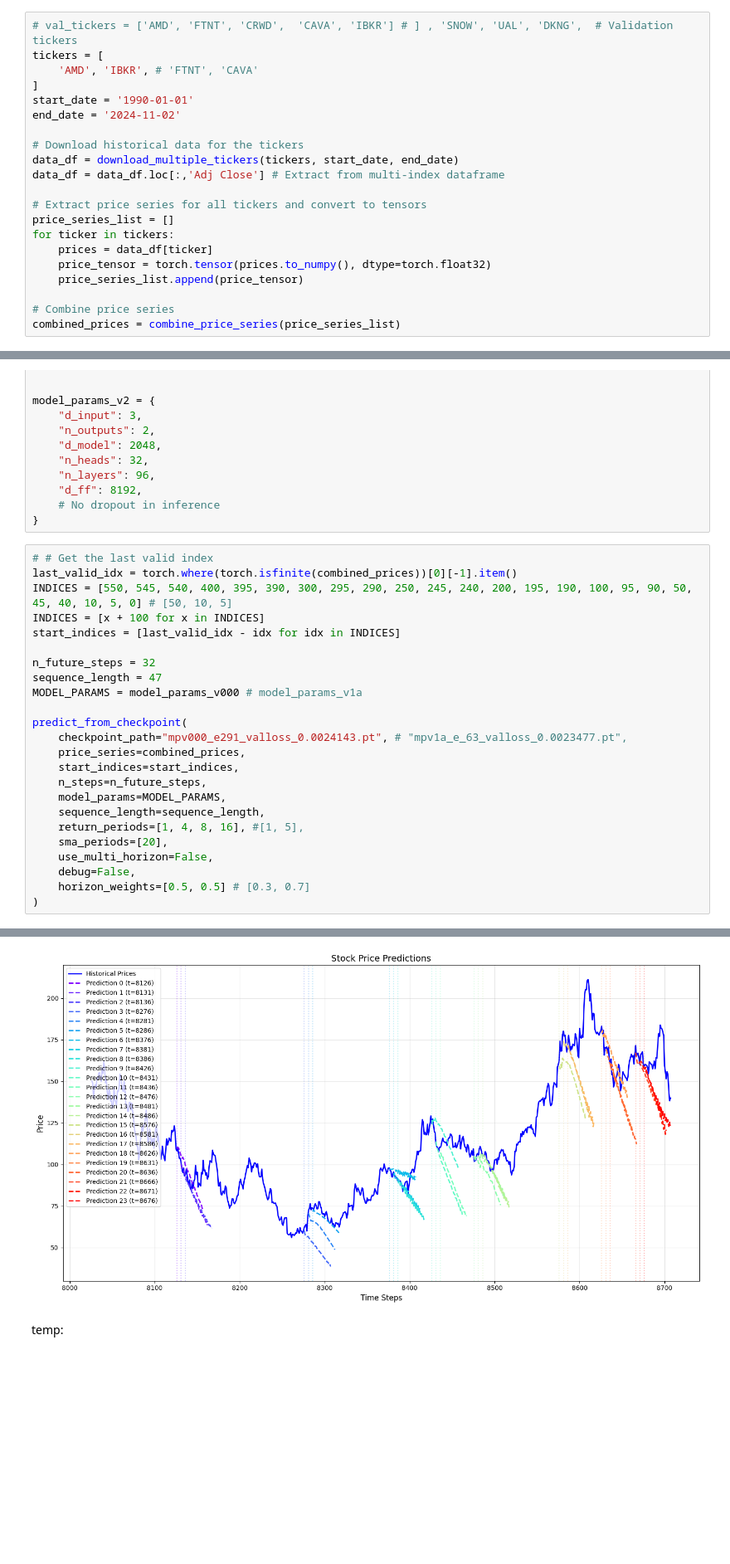
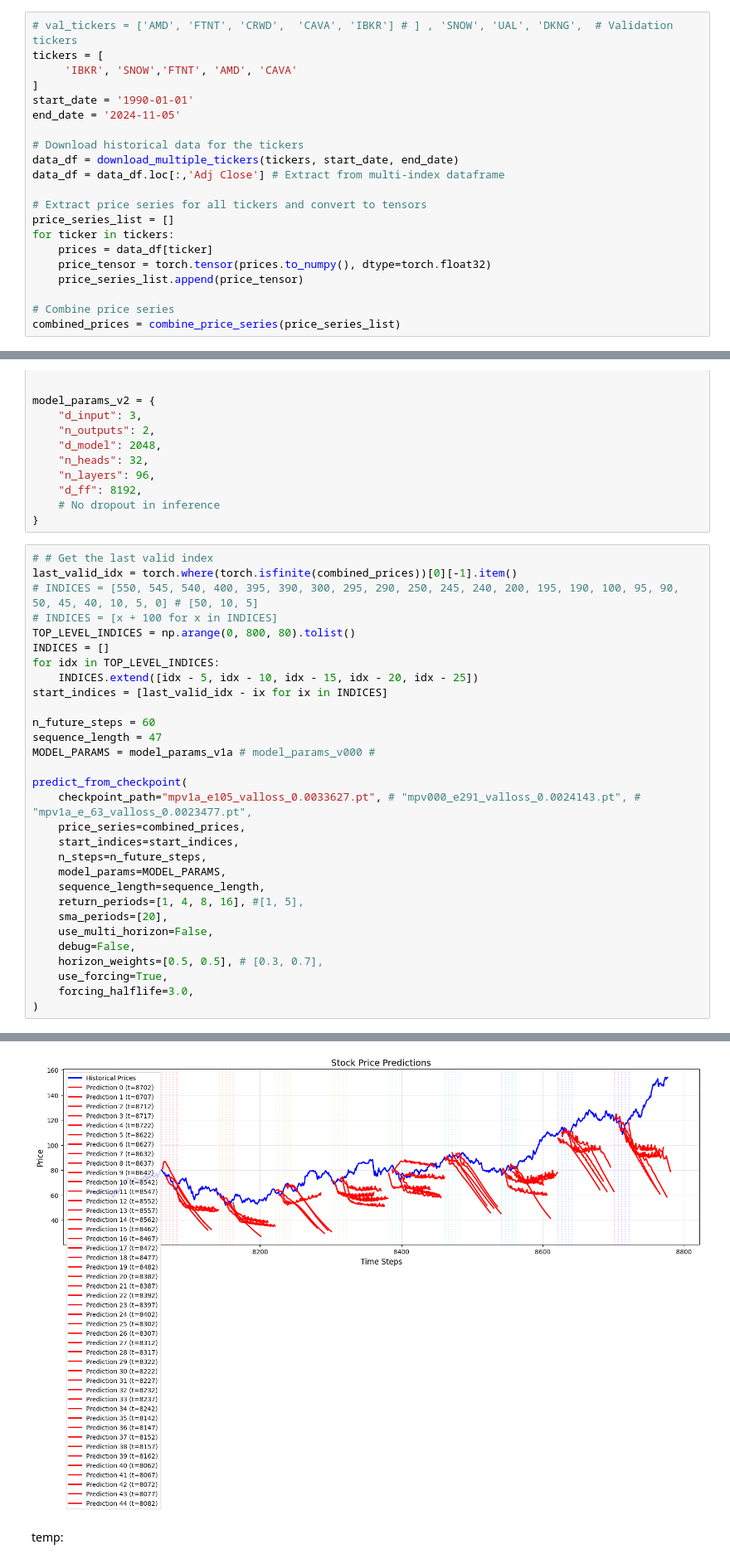
Before and after one commit to voxmenthe/FINPAK, a Jupyter notebook: src/finpak/transformer_predictions/inf_nb.ipynb, the cells around one changed output, grey strips where cells are left out. Shown at 83% size. Saved outputs shown, nothing was run; the diff lists cells and outputs as text; blank space fills up the shorter version.

```diff
--- a/src/finpak/transformer_predictions/inf_nb.ipynb
+++ b/src/finpak/transformer_predictions/inf_nb.ipynb
@@ -6,10 +7,10 @@ from preprocessing import combine_price_series
 # %%
 # val_tickers = ['AMD', 'FTNT', 'CRWD',  'CAVA', 'IBKR'] # ] , 'SNOW', 'UAL', 'DKNG',  # Validation tickers
 tickers = [
-    'AMD', 'IBKR', # 'FTNT', 'CAVA'
+     'IBKR', 'SNOW','FTNT', 'AMD', 'CAVA'
 ]
 start_date = '1990-01-01'
-end_date = '2024-11-02'
+end_date = '2024-11-05'
 
 # Download historical data for the tickers
 data_df = download_multiple_tickers(tickers, start_date, end_date)
@@ -79,16 +80,20 @@ model_params_v2 = {
 # %%
 # # Get the last valid index
 last_valid_idx = torch.where(torch.isfinite(combined_prices))[0][-1].item()
-INDICES = [550, 545, 540, 400, 395, 390, 300, 295, 290, 250, 245, 240, 200, 195, 190, 100, 95, 90, 50, 45, 40, 10, 5, 0] # [50, 10, 5]
-INDICES = [x + 100 for x in INDICES]
-start_indices = [last_valid_idx - idx for idx in INDICES]
+# INDICES = [550, 545, 540, 400, 395, 390, 300, 295, 290, 250, 245, 240, 200, 195, 190, 100, 95, 90, 50, 45, 40, 10, 5, 0] # [50, 10, 5]
+# INDICES = [x + 100 for x in INDICES]
+TOP_LEVEL_INDICES = np.arange(0, 800, 80).tolist()
+INDICES = []
+for idx in TOP_LEVEL_INDICES:
+    INDICES.extend([idx - 5, idx - 10, idx - 15, idx - 20, idx - 25])
+start_indices = [last_valid_idx - ix for ix in INDICES]
 
-n_future_steps = 32
+n_future_steps = 60
 sequence_length = 47
-MODEL_PARAMS = model_params_v000 # model_params_v1a
+MODEL_PARAMS = model_params_v1a # model_params_v000 #
 
 predict_from_checkpoint(
-    checkpoint_path="mpv000_e291_valloss_0.0024143.pt", # "mpv1a_e_63_valloss_0.0023477.pt",
+    checkpoint_path="mpv1a_e105_valloss_0.0033627.pt", # "mpv000_e291_valloss_0.0024143.pt", # "mpv1a_e_63_valloss_0.0023477.pt",
     price_series=combined_prices,
     start_indices=start_indices,
     n_steps=n_future_steps,
@@ -98,6 +103,8 @@ predict_from_checkpoint(
     sma_periods=[20],
     use_multi_horizon=False,
     debug=False,
-    horizon_weights=[0.5, 0.5] # [0.3, 0.7]
+    horizon_weights=[0.5, 0.5], # [0.3, 0.7],
+    use_forcing=True,
+    forcing_halflife=3.0,
 )
 # %% [output]
@@ -104,4 +116,4 @@ predict_from_checkpoint(
-[figure, old version]
+[figure, new version]
 # %% [markdown]
 temp:
 # %% [markdown]
```
Also changed, not shown: parts of 3 cells of this notebook, 4 other files.
